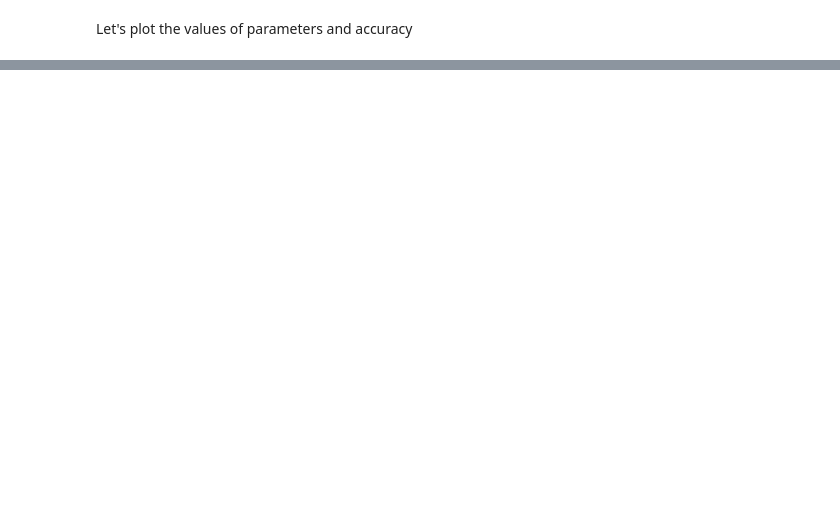
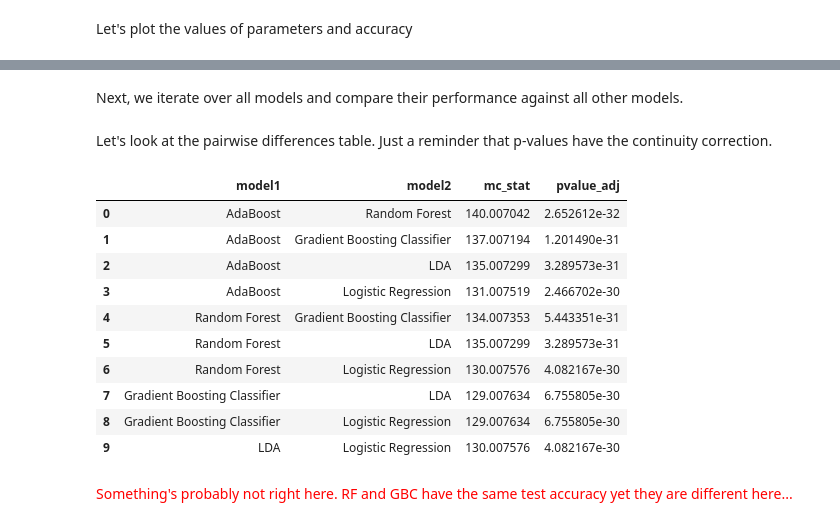
Before and after one commit to qetdr/xAutoML-Project1, a Jupyter notebook: hyperparameter_optimization.ipynb, the cells around one changed output, grey strips where cells are left out. Drawn from its saved outputs; the diff is of its cells as text; code cells hidden in the pictures; blank space fills up the shorter version.

```diff
--- a/hyperparameter_optimization.ipynb
+++ b/hyperparameter_optimization.ipynb
@@ -207,0 +456,2 @@ Accuracy: 0.9423076923076923
+# %% [markdown]
+Next, we iterate over all models and compare their performance against all other models.
@@ -207,0 +506,18 @@ Accuracy: 0.9423076923076923
+# %% [markdown]
+Let's look at the pairwise differences table. Just a reminder that p-values have the continuity correction.
+# %%
+df_sig
+# %% [output]
+|  | model1 | model2 | mc_stat | pvalue_adj |
+| 0 | AdaBoost | Random Forest | 140.007042 | 2.652612e-32 |
+| 1 | AdaBoost | Gradient Boosting Classifier | 137.007194 | 1.201490e-31 |
+| 2 | AdaBoost | LDA | 135.007299 | 3.289573e-31 |
+| 3 | AdaBoost | Logistic Regression | 131.007519 | 2.466702e-30 |
+| 4 | Random Forest | Gradient Boosting Classifier | 134.007353 | 5.443351e-31 |
+| 5 | Random Forest | LDA | 135.007299 | 3.289573e-31 |
+| 6 | Random Forest | Logistic Regression | 130.007576 | 4.082167e-30 |
+| 7 | Gradient Boosting Classifier | LDA | 129.007634 | 6.755805e-30 |
+| 8 | Gradient Boosting Classifier | Logistic Regression | 129.007634 | 6.755805e-30 |
+| 9 | LDA | Logistic Regression | 130.007576 | 4.082167e-30 |
+# %% [markdown]
+<font color= 'red'> Something's probably not right here. RF and GBC have the same test accuracy yet they are different here... </font>
```
Also changed, not shown: parts of 26 cells of this notebook.
